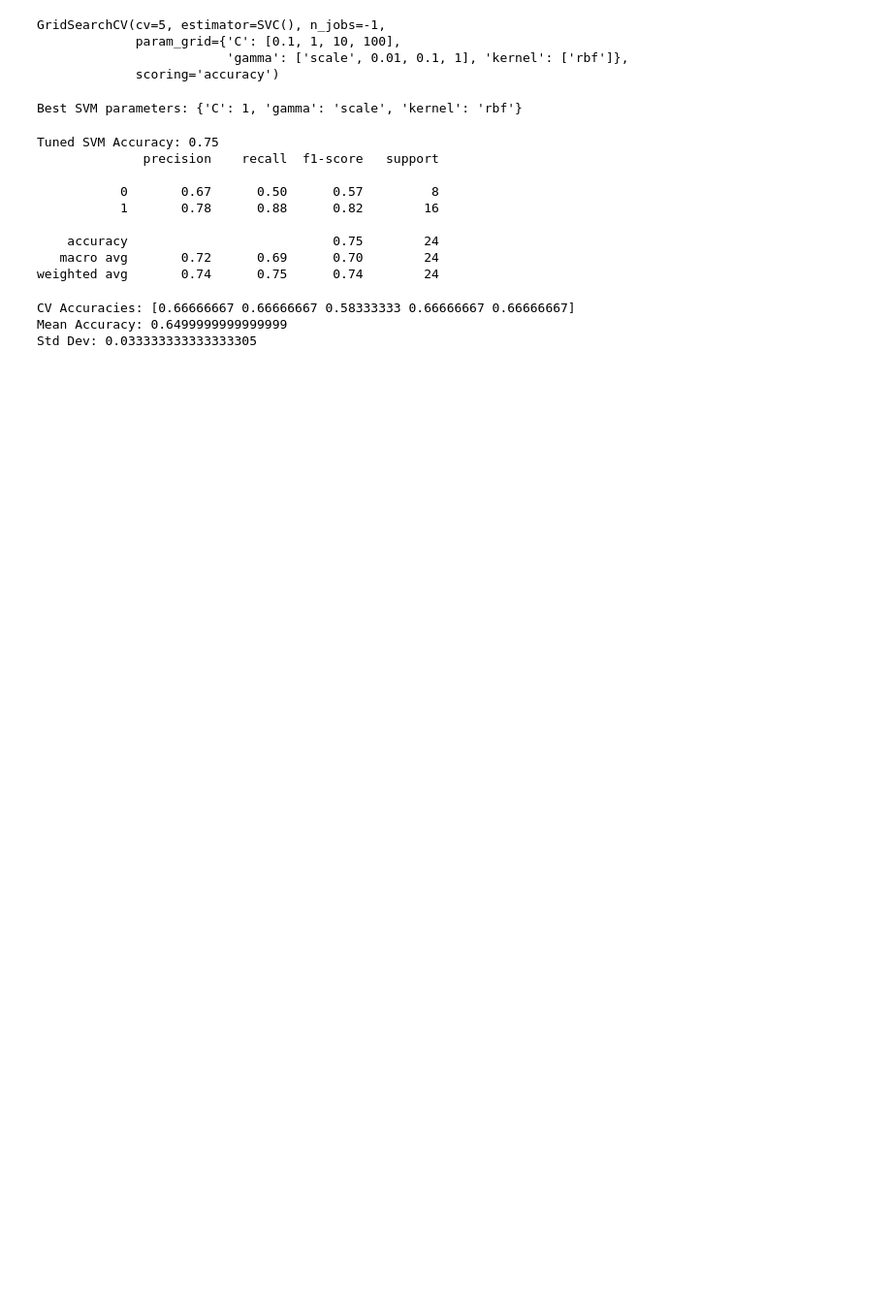
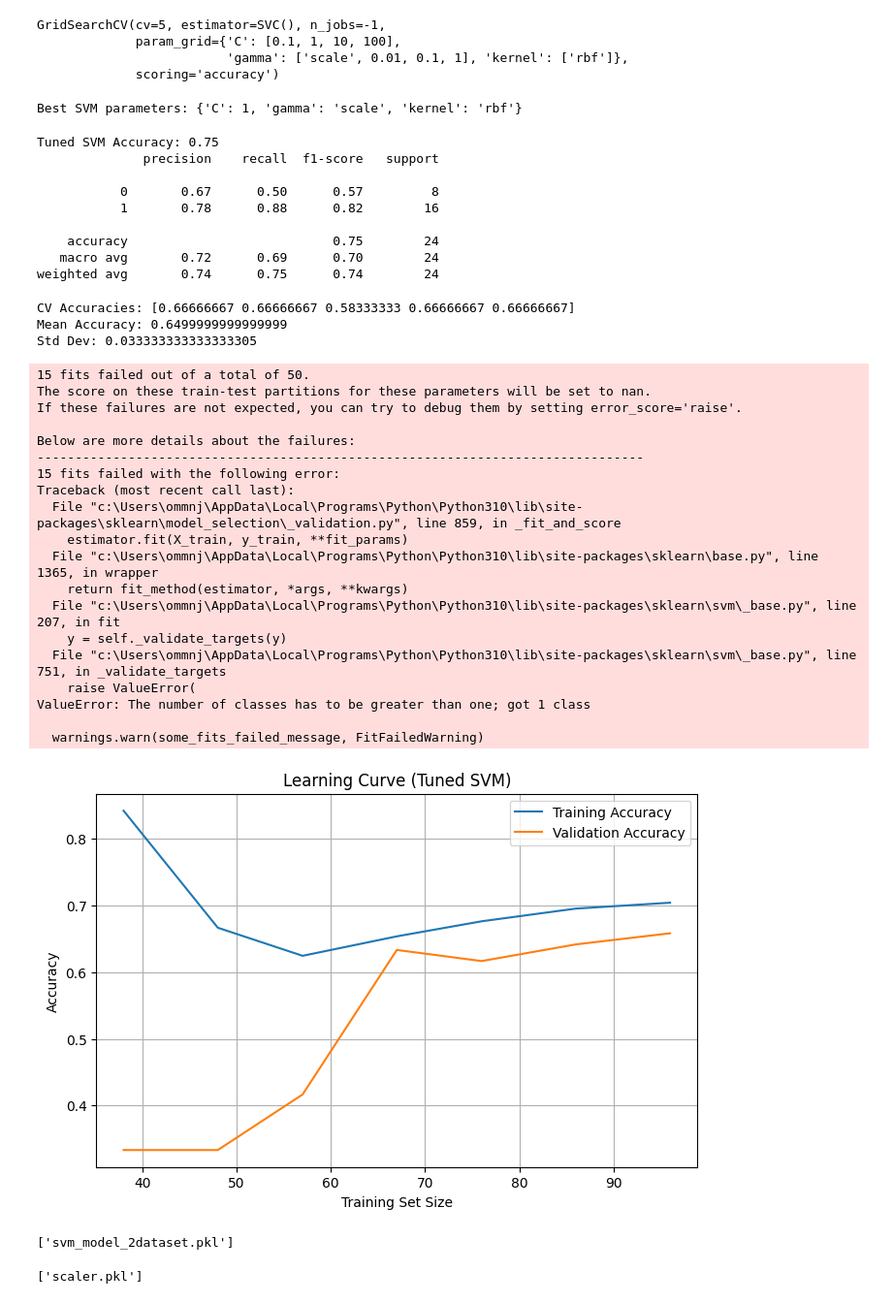
Before and after one commit to cwnorhino/ECG_STRESS_DETECTION, a Jupyter notebook: model.ipynb, the cells around one changed output. Shown at 97% size. Drawn from its saved outputs; the diff is of its cells as text; code cells hidden in the pictures; blank space fills up the shorter version.

```diff
--- a/model.ipynb
+++ b/model.ipynb
@@ -416,3 +417,60 @@ print("Std Dev:", scores.std())
 CV Accuracies: [0.66666667 0.66666667 0.58333333 0.66666667 0.66666667]
 Mean Accuracy: 0.6499999999999999
 Std Dev: 0.033333333333333305
+# %%
+from sklearn.model_selection import learning_curve
+import numpy as np
+import matplotlib.pyplot as plt
+
+train_sizes, train_scores, val_scores = learning_curve(
+    best_svm,
+    X,
+    y,
+    cv=5,
+    scoring="accuracy",
+    train_sizes=np.linspace(0.1, 1.0, 10),
+    n_jobs=-1
+)
+
+train_mean = train_scores.mean(axis=1)
+val_mean = val_scores.mean(axis=1)
+
+plt.figure(figsize=(8, 5))
+plt.plot(train_sizes, train_mean, label="Training Accuracy")
+plt.plot(train_sizes, val_mean, label="Validation Accuracy")
+plt.xlabel("Training Set Size")
+plt.ylabel("Accuracy")
+plt.title("Learning Curve (Tuned SVM)")
+plt.legend()
+plt.grid(True)
+plt.show()
+# %% [output]
+15 fits failed out of a total of 50.
+The score on these train-test partitions for these parameters will be set to nan.
+If these failures are not expected, you can try to debug them by setting error_score='raise'.
+
+Below are more details about the failures:
+--------------------------------------------------------------------------------
+15 fits failed with the following error:
+Traceback (most recent call last):
+  File "c:\Users\ommnj\AppData\Local\Programs\Python\Python310\lib\site-packages\sklearn\model_selection\_validation.py", line 859, in _fit_and_score
+    estimator.fit(X_train, y_train, **fit_params)
+  File "c:\Users\ommnj\AppData\Local\Programs\Python\Python310\lib\site-packages\sklearn\base.py", line 1365, in wrapper
+    return fit_method(estimator, *args, **kwargs)
+  File "c:\Users\ommnj\AppData\Local\Programs\Python\Python310\lib\site-packages\sklearn\svm\_base.py", line 207, in fit
+    y = self._validate_targets(y)
+  File "c:\Users\ommnj\AppData\Local\Programs\Python\Python310\lib\site-packages\sklearn\svm\_base.py", line 751, in _validate_targets
+    raise ValueError(
+ValueError: The number of classes has to be greater than one; got 1 class
+
+  warnings.warn(some_fits_failed_message, FitFailedWarning)
+[figure, added]
+# %%
+import joblib
+joblib.dump(best_svm, "svm_model_2dataset.pkl")
+# %% [output]
+['svm_model_2dataset.pkl']
+# %%
+joblib.dump(scaler, "scaler.pkl")
+# %% [output]
+['scaler.pkl']
```
Also changed, not shown: parts of 8 cells of this notebook, 3 other files.
